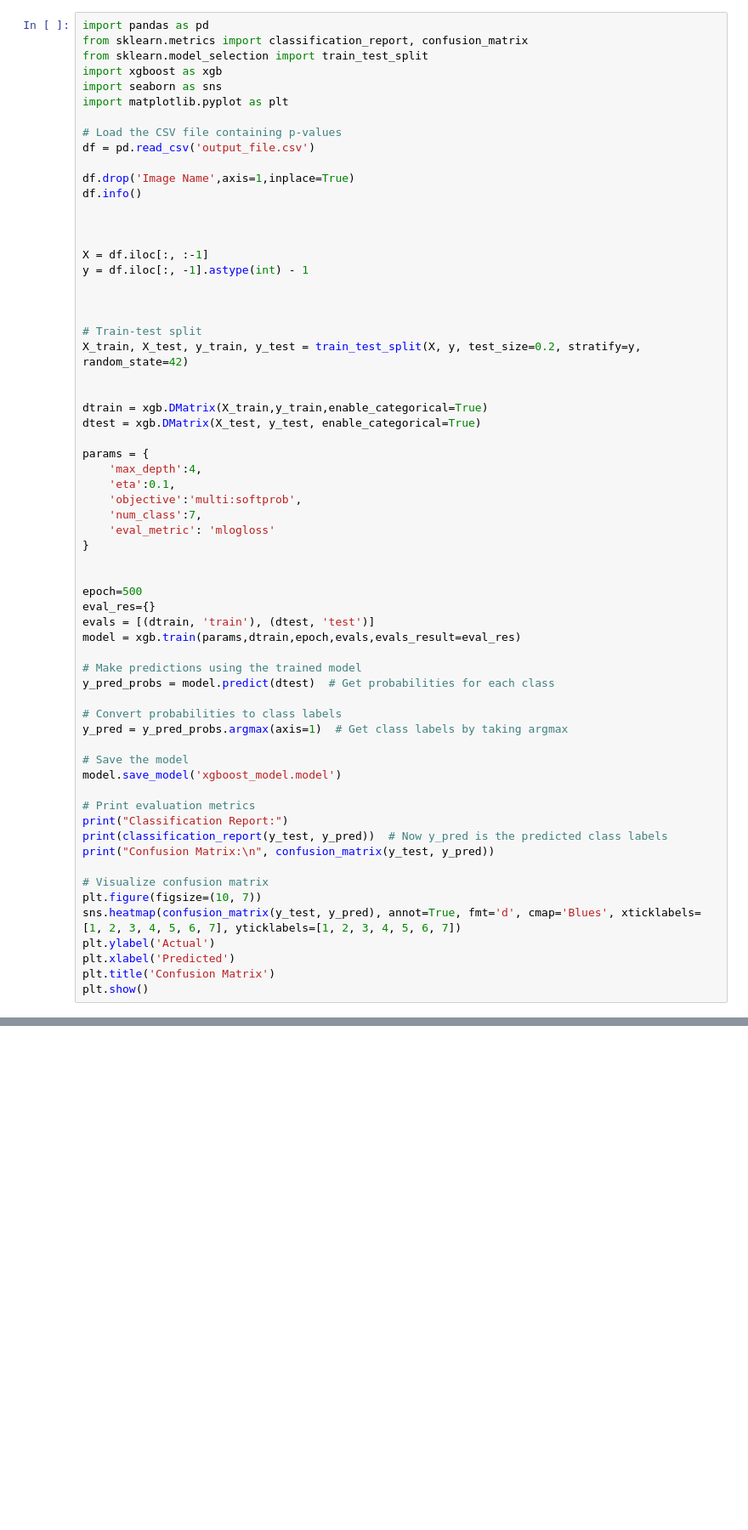
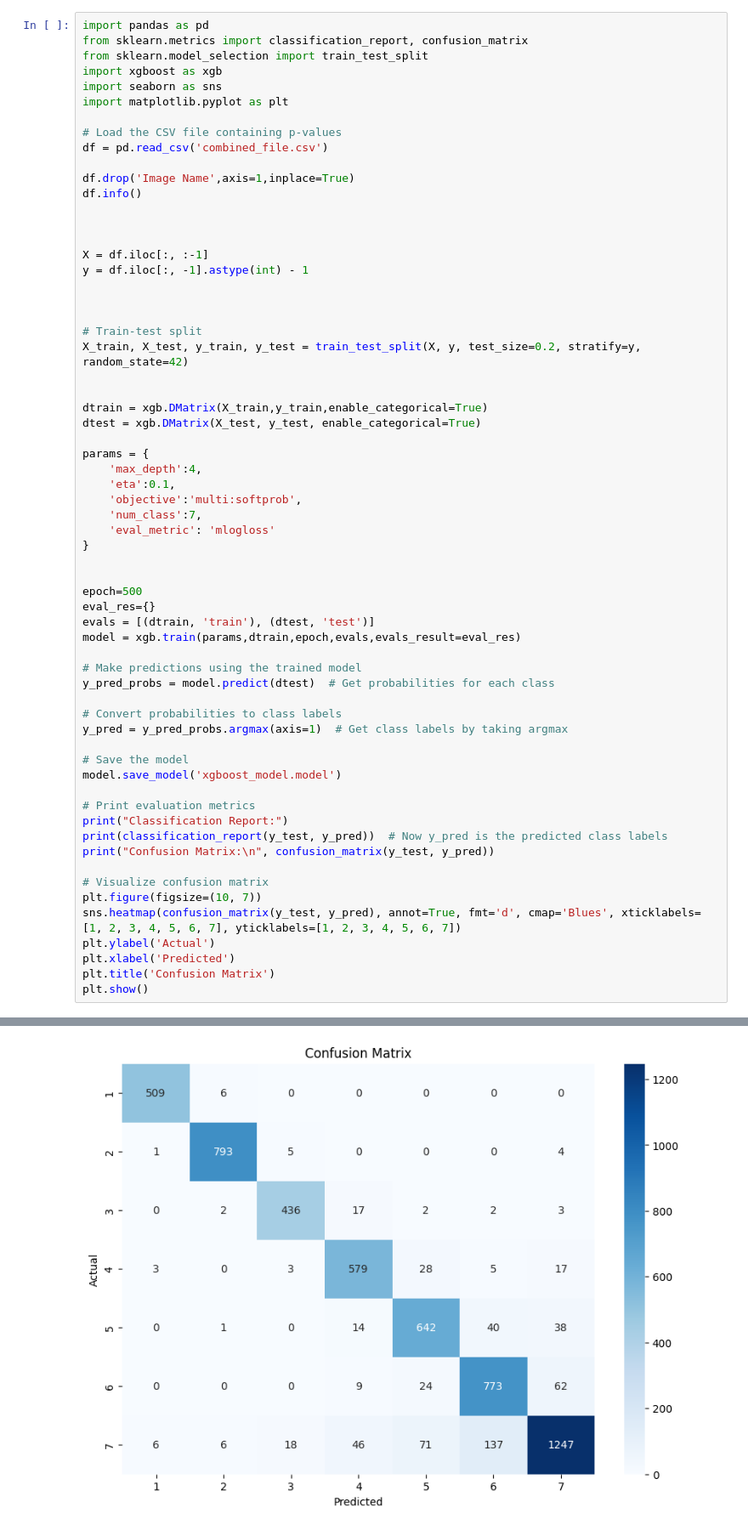
Before and after one commit to Hardik-2311/DRDO_project, a Jupyter notebook: report.ipynb, the cells around one changed output, grey strips where cells are left out. Shown: that part at 85% size. Drawn from its saved outputs; the diff is of its cells as text; blank space fills up the shorter version.

```diff
--- a/report.ipynb
+++ b/report.ipynb
@@ -7,7 +7,7 @@ import seaborn as sns
 import matplotlib.pyplot as plt
 
 # Load the CSV file containing p-values
-df = pd.read_csv('output_file.csv')
+df = pd.read_csv('combined_file.csv')
 
 df.drop('Image Name',axis=1,inplace=True)
 df.info()
@@ -65,0 +116 @@ NameError: name 'to_categorical' is not defined
+[figure, added]
```
Also changed, not shown: parts of 1 cell of this notebook, 2 other files.
